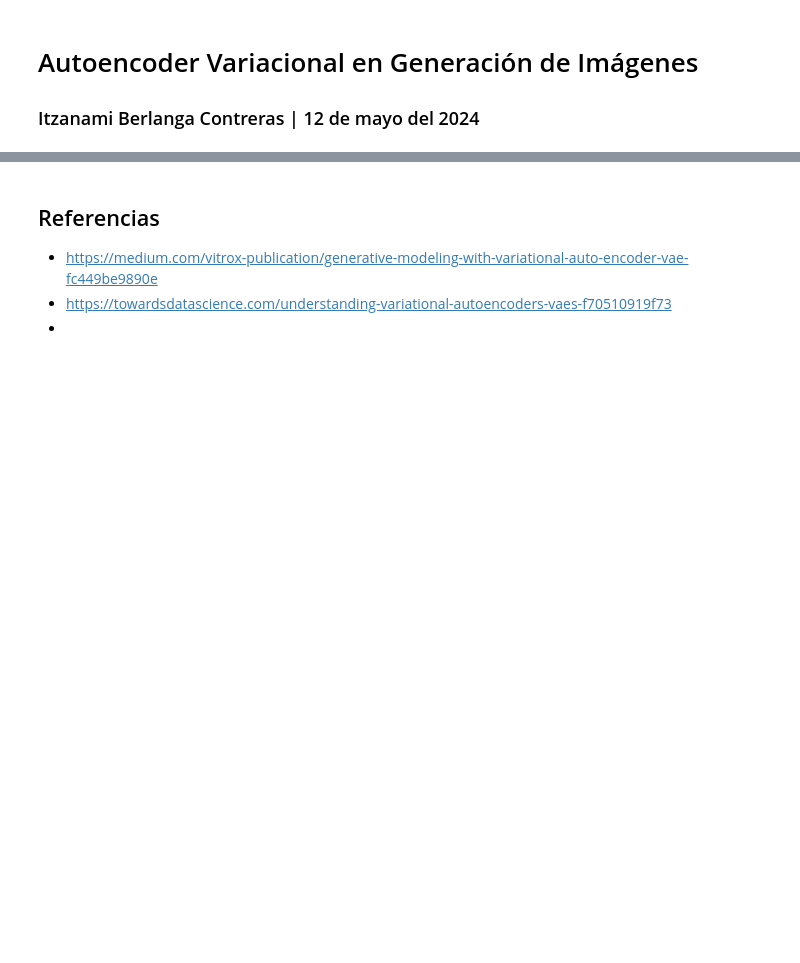
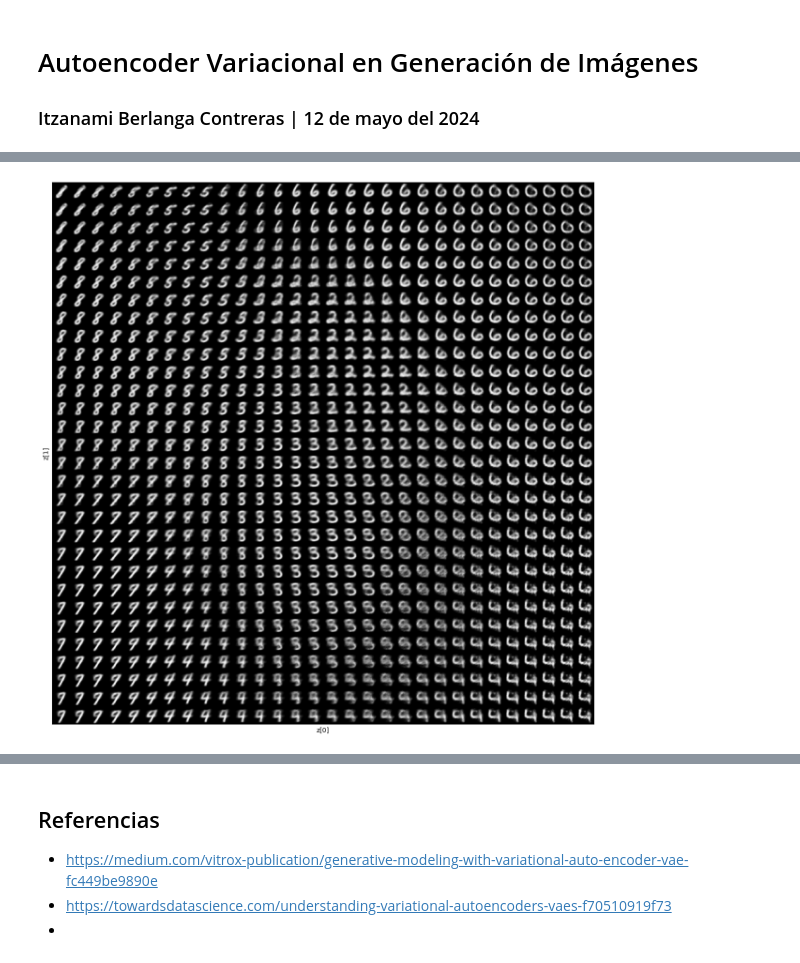
Before and after one commit to Pizzanami/Autoencoder_Variacional, a Jupyter notebook: Autoencoder_Variacional.ipynb, the cells around one changed output, grey strips where cells are left out. Saved outputs shown, nothing was run; the diff lists cells and outputs as text; code cells hidden in the pictures; blank space fills up the shorter version.

Commit message:
Esta versión jala con MNIST

```diff
--- a/Autoencoder_Variacional.ipynb
+++ b/Autoencoder_Variacional.ipynb
@@ -231,0 +63,9 @@ plt.show()
+# %%
+latent_inputs = keras.Input(shape=(latent_dim,))
+x = layers.Dense(7 * 7 * 64, activation="relu")(latent_inputs)
+x = layers.Reshape((7, 7, 64))(x)
+x = layers.Conv2DTranspose(64, 3, activation="relu", strides=2, padding="same")(x)
+x = layers.Conv2DTranspose(32, 3, activation="relu", strides=2, padding="same")(x)
+decoder_outputs = layers.Conv2DTranspose(1, 3, activation="sigmoid", padding="same")(x)
+decoder = keras.Model(latent_inputs, decoder_outputs, name="decoder")
+decoder.summary()
@@ -231,0 +138,8 @@ plt.show()
+# %%
+(x_train, _), (x_test, _) = keras.datasets.mnist.load_data()
+mnist_digits = np.concatenate([x_train, x_test], axis=0)
+mnist_digits = np.expand_dims(mnist_digits, -1).astype("float32") / 255
+
+vae = VAE(encoder, decoder)
+vae.compile(optimizer=keras.optimizers.Adam())
+vae.fit(mnist_digits, epochs=30, batch_size=128)
@@ -231,0 +165,43 @@ plt.show()
+# %%
+import matplotlib.pyplot as plt
+
+
+def plot_latent_space(vae, n=30, figsize=15):
+    # display a n*n 2D manifold of digits
+    digit_size = 28
+    scale = 1.0
+    figure = np.zeros((digit_size * n, digit_size * n))
+    # linearly spaced coordinates corresponding to the 2D plot
+    # of digit classes in the latent space
+    grid_x = np.linspace(-scale, scale, n)
+    grid_y = np.linspace(-scale, scale, n)[::-1]
+
+    for i, yi in enumerate(grid_y):
+        for j, xi in enumerate(grid_x):
+            z_sample = np.array([[xi, yi]])
+            x_decoded = vae.decoder.predict(z_sample, verbose=0)
+            digit = x_decoded[0].reshape(digit_size, digit_size)
+            figure[
+                i * digit_size : (i + 1) * digit_size,
+                j * digit_size : (j + 1) * digit_size,
+            ] = digit
+
+    plt.figure(figsize=(figsize, figsize))
+    start_range = digit_size // 2
+    end_range = n * digit_size + start_range
+    pixel_range = np.arange(start_range, end_range, digit_size)
+    sample_range_x = np.round(grid_x, 1)
+    sample_range_y = np.round(grid_y, 1)
+    plt.xticks(pixel_range, sample_range_x)
+    plt.yticks(pixel_range, sample_range_y)
+    plt.xlabel("z[0]")
+    plt.ylabel("z[1]")
+    plt.imshow(figure, cmap="Greys_r")
+    plt.xticks([])
+    plt.yticks([])
+    plt.show()
+
+
+plot_latent_space(vae)
+# %% [output]
+[figure, added]
```
Also changed, not shown: parts of 27 cells of this notebook.
